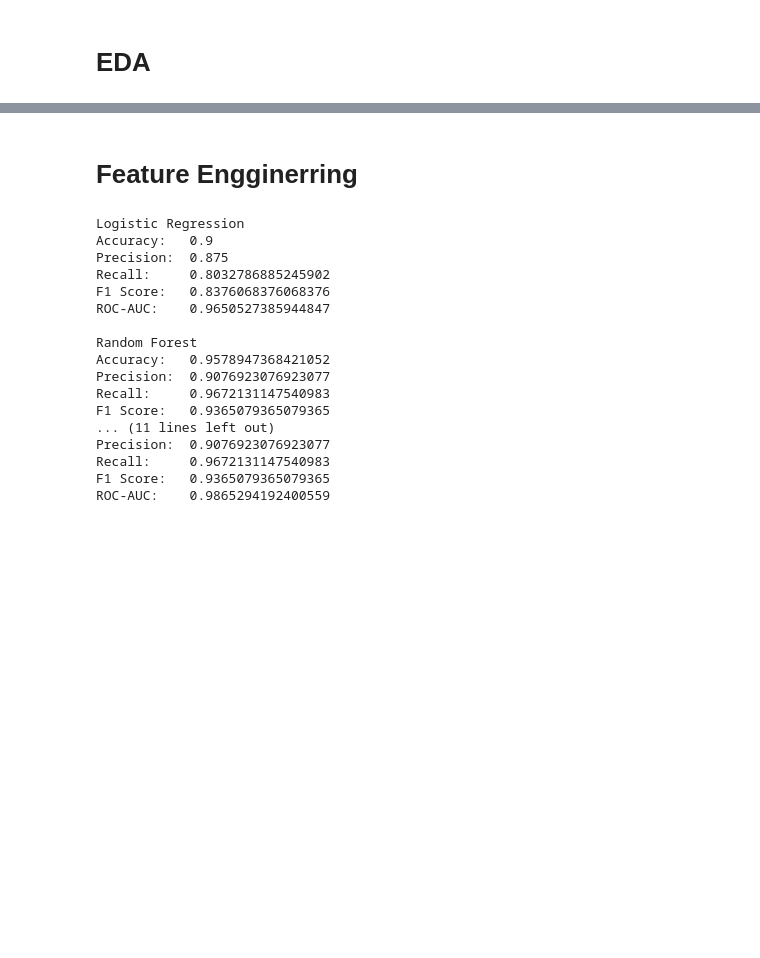
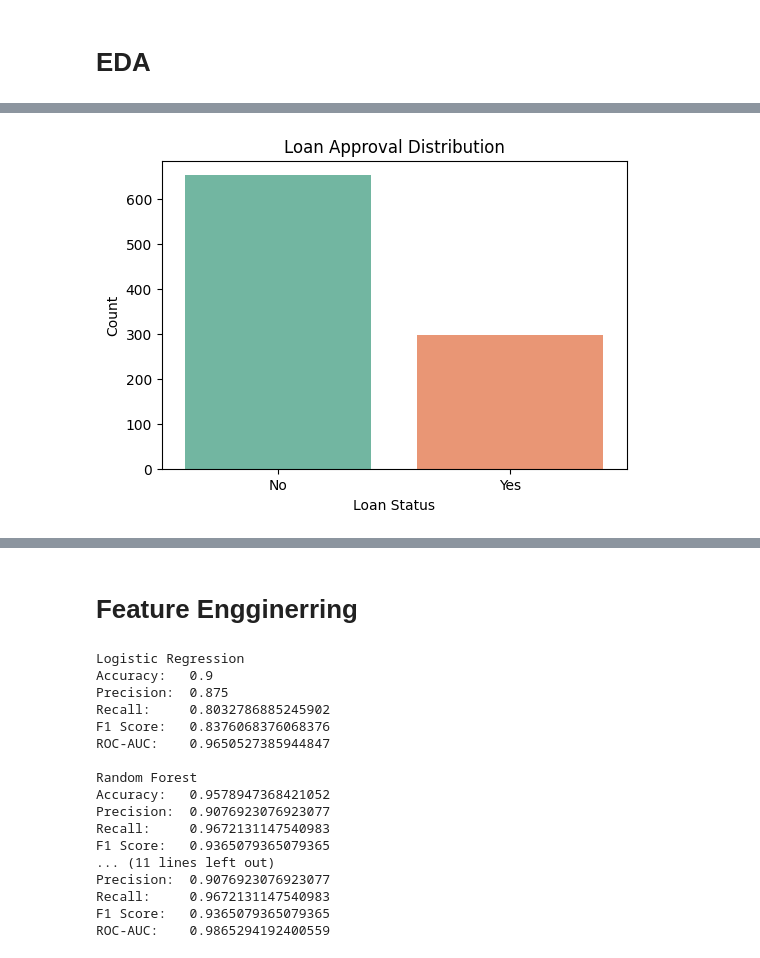
Before and after one commit to aasheeshhh/CreditWise-Loan-System, a Jupyter notebook: CreditWise_loan_system.ipynb, the cells around one changed output, grey strips where cells are left out. Saved outputs shown, nothing was run; the diff lists cells and outputs as text; code cells hidden in the pictures; blank space fills up the shorter version.

```diff
--- a/CreditWise_loan_system.ipynb
+++ b/CreditWise_loan_system.ipynb
@@ -40,7 +69,21 @@ plt.title("Approved Loan percentage")
 # %%
-sns.histplot(
-    data = data,
-    x = "Applicant_Income",
-    bins = 20
+# Loan Status Distribution
+
+plt.figure(figsize=(6,4))
+
+sns.countplot(
+    x="Loan_Approved",
+    data=data,
+    hue="Loan_Approved",
+    palette='Set2',
+    legend=False
 )
+
+plt.title("Loan Approval Distribution")
+plt.xlabel("Loan Status")
+plt.ylabel("Count")
+
+plt.show()
+# %% [output]
+[figure, added]
 # %%
```
Also changed, not shown: parts of 9 cells of this notebook.
